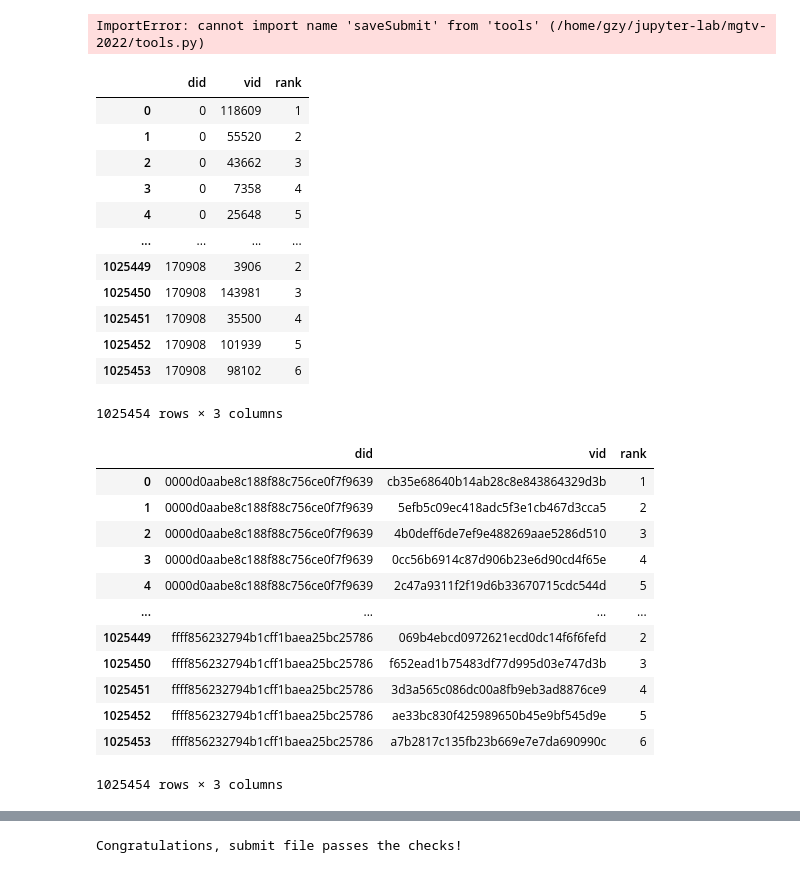
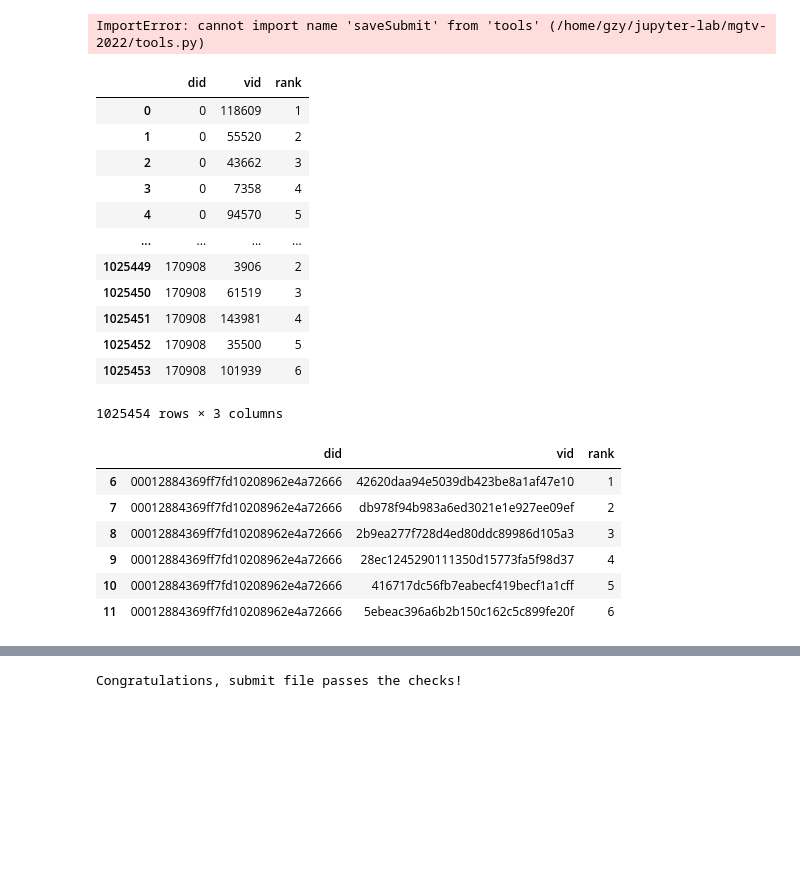
Before and after one commit to GZYZG/mgtv-2022, a Jupyter notebook: model.ipynb, the cells around one changed output, grey strips where cells are left out. Drawn from its saved outputs; the diff is of its cells as text; code cells hidden in the pictures; blank space fills up the shorter version.

```diff
--- a/model.ipynb
+++ b/model.ipynb
@@ -23,7 +23,7 @@ dataset.head()
 | 4 | 5 | 0 | 0 | 0 | 0 | 0 | 0 | ... |
 5 rows × 61 columns
 # %%
-test_dn = 'test_dataset_v1.csv'
+test_dn = 'test_dataset_v2.csv'
 test_dataset = pd.read_csv(data_dir + test_dn)
 test_dataset.head()
 # %% [output]
@@ -229,32 +229,26 @@ submit
 | 1 | 0 | 55520 | 2 |
 | 2 | 0 | 43662 | 3 |
 | 3 | 0 | 7358 | 4 |
-| 4 | 0 | 25648 | 5 |
+| 4 | 0 | 94570 | 5 |
 | ... | ... | ... | ... |
 | 1025449 | 170908 | 3906 | 2 |
-| 1025450 | 170908 | 143981 | 3 |
-| 1025451 | 170908 | 35500 | 4 |
-| 1025452 | 170908 | 101939 | 5 |
-| 1025453 | 170908 | 98102 | 6 |
+| 1025450 | 170908 | 61519 | 3 |
+| 1025451 | 170908 | 143981 | 4 |
+| 1025452 | 170908 | 35500 | 5 |
+| 1025453 | 170908 | 101939 | 6 |
 1025454 rows × 3 columns
 # %%
 submit['did'] = submit['did'].apply(lambda x: inv_dindex_map[x])
 submit['vid'] = submit['vid'].apply(lambda x: inv_vindex_map[x])
 # %%
-submit
+submit.iloc[6:12]
 # %% [output]
 |  | did | vid | rank |
-| 0 | 0000d0aabe8c188f88c756ce0f7f9639 | cb35e68640b14ab28c8e843864329d3b | 1 |
-| 1 | 0000d0aabe8c188f88c756ce0f7f9639 | 5efb5c09ec418adc5f3e1cb467d3cca5 | 2 |
-| 2 | 0000d0aabe8c188f88c756ce0f7f9639 | 4b0deff6de7ef9e488269aae5286d510 | 3 |
-| 3 | 0000d0aabe8c188f88c756ce0f7f9639 | 0cc56b6914c87d906b23e6d90cd4f65e | 4 |
-| 4 | 0000d0aabe8c188f88c756ce0f7f9639 | 2c47a9311f2f19d6b33670715cdc544d | 5 |
-| ... | ... | ... | ... |
-| 1025449 | ffff856232794b1cff1baea25bc25786 | 069b4ebcd0972621ecd0dc14f6f6fefd | 2 |
-| 1025450 | ffff856232794b1cff1baea25bc25786 | f652ead1b75483df77d995d03e747d3b | 3 |
-| 1025451 | ffff856232794b1cff1baea25bc25786 | 3d3a565c086dc00a8fb9eb3ad8876ce9 | 4 |
-| 1025452 | ffff856232794b1cff1baea25bc25786 | ae33bc830f425989650b45e9bf545d9e | 5 |
-| 1025453 | ffff856232794b1cff1baea25bc25786 | a7b2817c135fb23b669e7e7da690990c | 6 |
+| 6 | 00012884369ff7fd10208962e4a72666 | 42620daa94e5039db423be8a1af47e10 | 1 |
+| 7 | 00012884369ff7fd10208962e4a72666 | db978f94b983a6ed3021e1e927ee09ef | 2 |
+| 8 | 00012884369ff7fd10208962e4a72666 | 2b9ea277f728d4ed80ddc89986d105a3 | 3 |
+| 9 | 00012884369ff7fd10208962e4a72666 | 28ec1245290111350d15773fa5f98d37 | 4 |
+| 10 | 00012884369ff7fd10208962e4a72666 | 416717dc56fb7eabecf419becf1a1cff | 5 |
+| 11 | 00012884369ff7fd10208962e4a72666 | 5ebeac396a6b2b150c162c5c899fe20f | 6 |
-1025454 rows × 3 columns
 # %%
 fn = time.strftime('%Y%m%d-%H:%M:%S')
```
Also changed, not shown: parts of 4 cells of this notebook, 2 other files.
